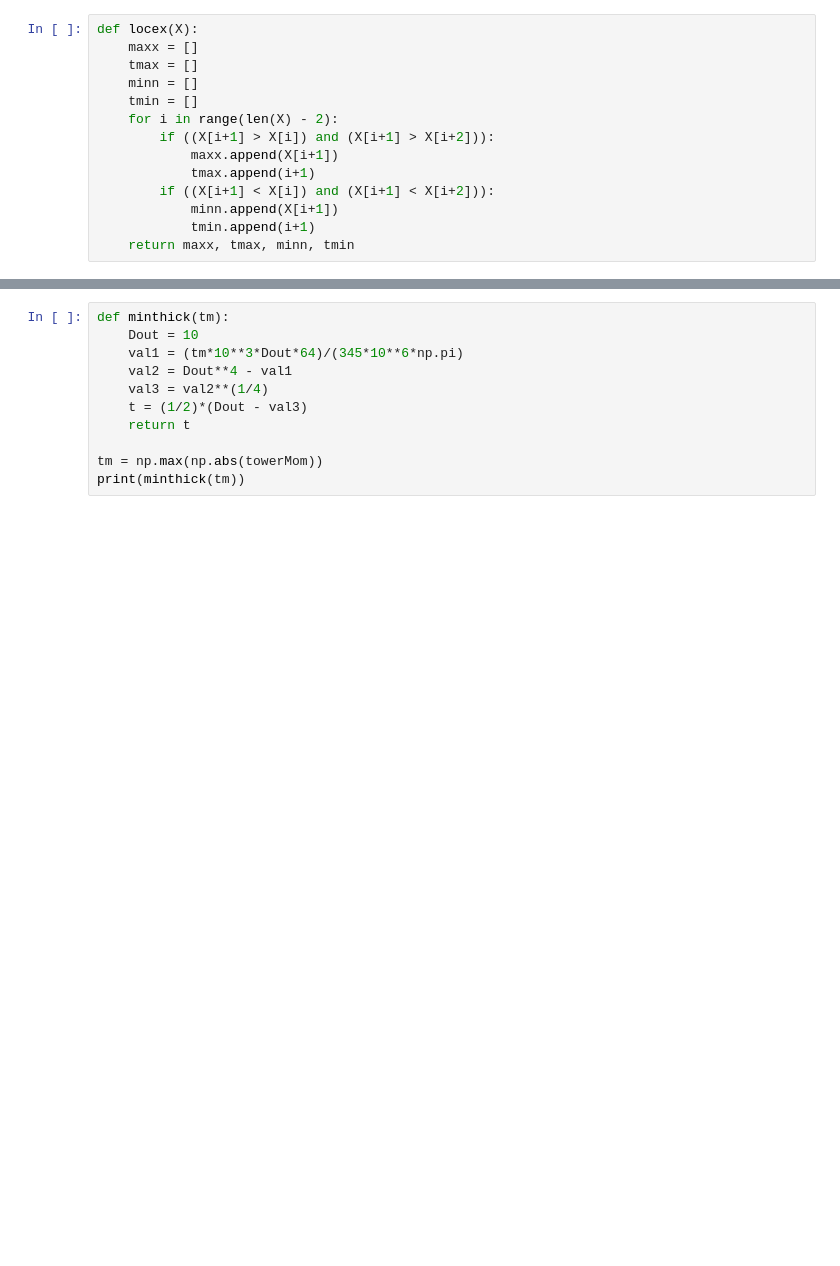
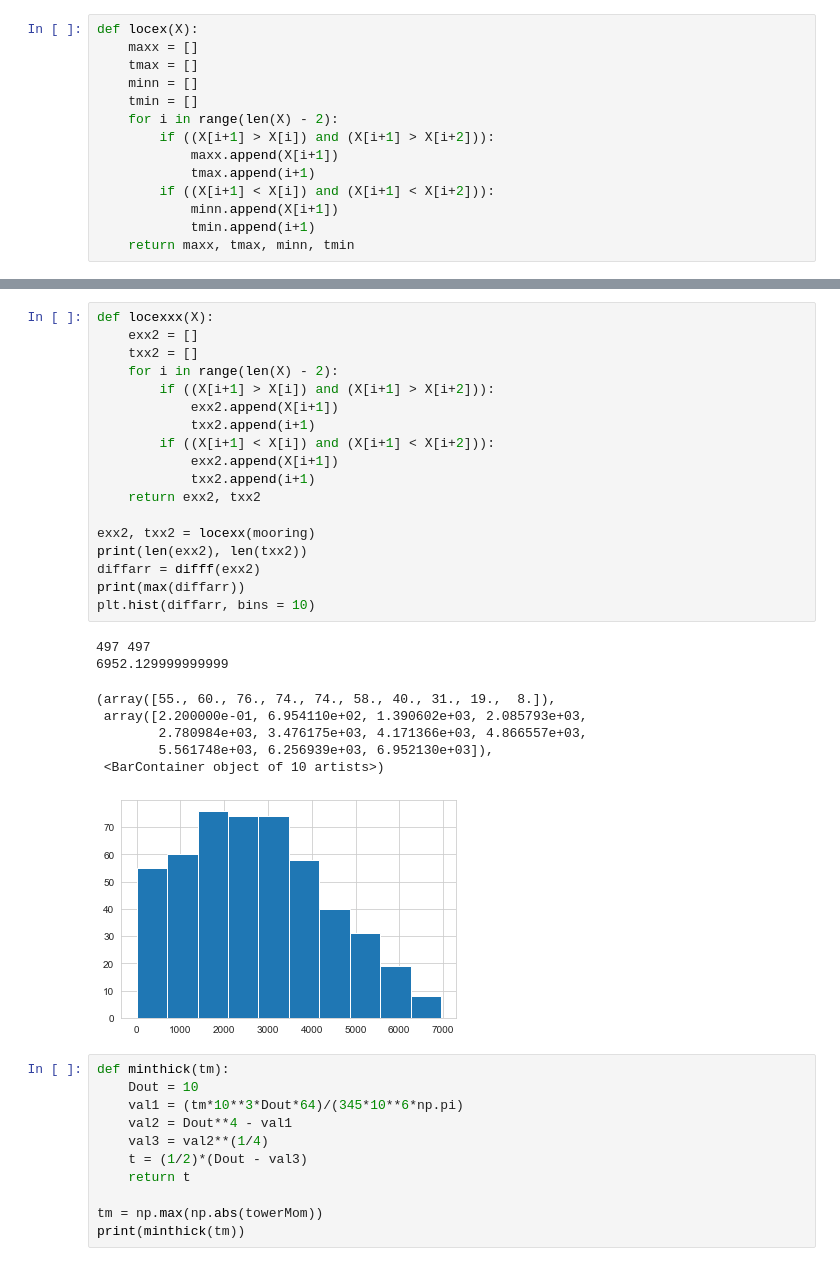
Before and after one commit to smilex555/phys718-hwp, a Jupyter notebook: project1-test/1st_attempt.ipynb, the cells around one changed output, grey strips where cells are left out. Drawn from its saved outputs; the diff is of its cells as text; blank space fills up the shorter version.

```diff
--- a/project1-test/1st_attempt.ipynb
+++ b/project1-test/1st_attempt.ipynb
@@ -280,3 +322,30 @@ plt.hist(diff, bins = 10)
+# %%
+def locexxx(X):
+    exx2 = []
+    txx2 = []
+    for i in range(len(X) - 2):
+        if ((X[i+1] > X[i]) and (X[i+1] > X[i+2])):
+            exx2.append(X[i+1])
+            txx2.append(i+1)
+        if ((X[i+1] < X[i]) and (X[i+1] < X[i+2])):
+            exx2.append(X[i+1])
+            txx2.append(i+1)
+    return exx2, txx2
+
+exx2, txx2 = locexx(mooring)
+print(len(exx2), len(txx2))
+diffarr = difff(exx2)
+print(max(diffarr))
+plt.hist(diffarr, bins = 10)
+# %% [output]
+497 497
+6952.129999999999
+(array([55., 60., 76., 74., 74., 58., 40., 31., 19.,  8.]),
+ array([2.200000e-01, 6.954110e+02, 1.390602e+03, 2.085793e+03,
+        2.780984e+03, 3.476175e+03, 4.171366e+03, 4.866557e+03,
+        5.561748e+03, 6.256939e+03, 6.952130e+03]),
+ <BarContainer object of 10 artists>)
+[figure, added]
 # %%
 def minthick(tm):
     Dout = 10
```
Also changed, not shown: parts of 8 cells of this notebook.
